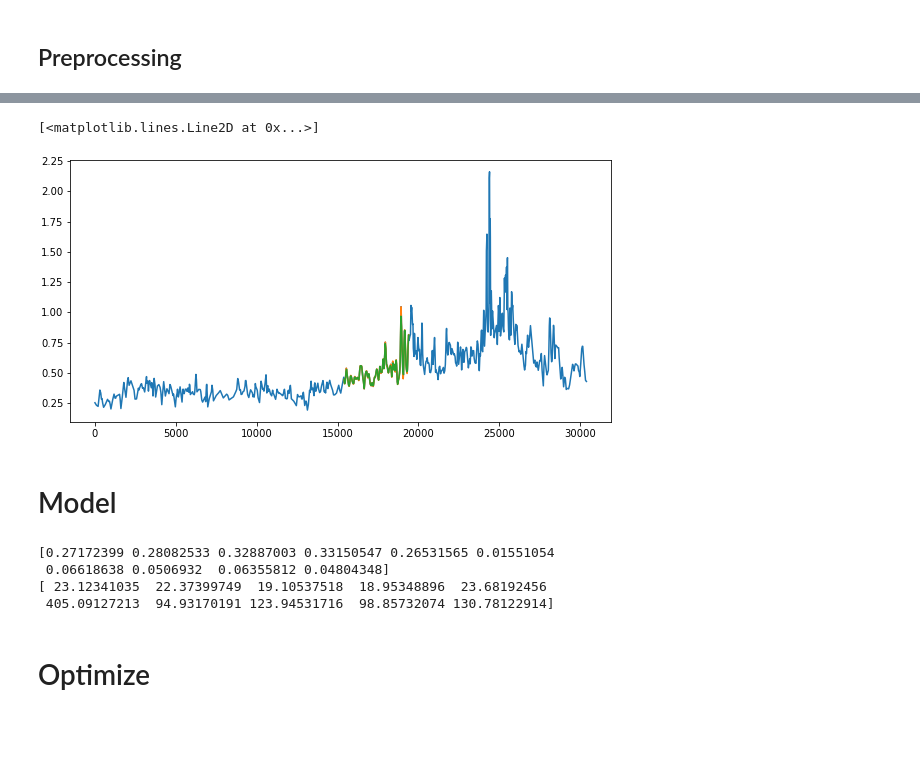
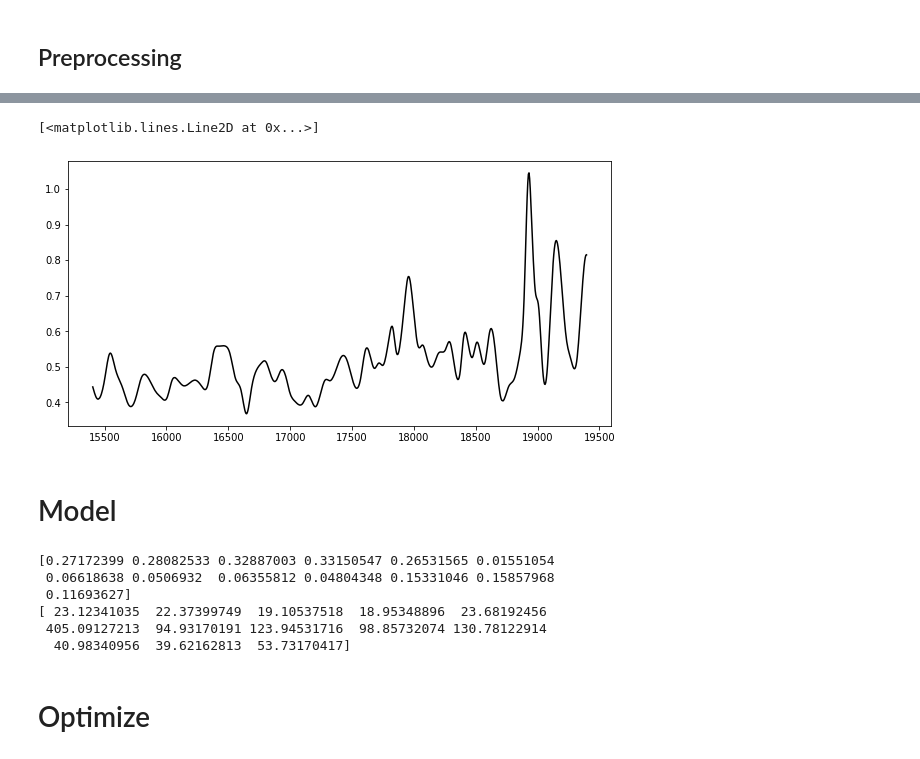
Before and after one commit to hhnam96/AstroGeo, a Jupyter notebook: ODP926.ipynb, the cells around one changed output, grey strips where cells are left out. Drawn from its saved outputs; the diff is of its cells as text; code cells hidden in the pictures; blank space fills up the shorter version.

```diff
--- a/ODP926.ipynb
+++ b/ODP926.ipynb
@@ -177,25 +172,26 @@ plt.plot(depth_age[0], depth_age[1])
 # %%
 # depth_nominal_interpolate = interpolate_CubicSpline(depth_age_nominal[0], depth)
 # time_nominal_interpolate = interpolate_CubicSpline(depth_age_nominal[0], depth)
 # invSR_interpo
-func_depth_age_nominal = CubicSpline(*depth_age_nominal)
+func_time_nominal = CubicSpline(*depth_age_nominal)
 fig, ax = plt.subplots(1,1, constrained_layout=True,figsize=(8,4))
 # axs[0].plot(depth, func_depth_age_nominal(depth))
 # invSR_nominal = np.gradient(func_depth_age_nominal(depth), depth)
 
 invSR_nominal =  np.gradient(depth_age_nominal[1], depth_age_nominal[0])
 func_invSR_nominal = CubicSpline(depth_age_nominal[0], invSR_nominal)
 # invSR_nominal = np.gradient(func_depth_age_nominal(depth), depth)
 
-ax.plot(depth_age_nominal[0], invSR_nominal)
-ax.plot(depth, func_invSR_nominal(depth))
+# ax.plot(depth_age_nominal[0], invSR_nominal)
+# ax.plot(depth, func_invSR_nominal(depth))
+ax.plot(depth, func_invSR_nominal(depth),color="black")
 
 # axs[1].plot(depth_age_nominal[0], a)
-depth_genes = np.linspace(depth_lims[0], depth_lims[1], 100)
-ax.plot(depth_genes, func_invSR_nominal(depth_genes))
+# depth_genes = np.linspace(depth_lims[0], depth_lims[1], 100)
+# ax.plot(depth_genes, func_invSR_nominal(depth_genes))
 # %% [output]
 [<matplotlib.lines.Line2D at 0x...>]
-[figure, old version]
+[figure, new version]
 # %% [markdown]
 # Model
 # %%
@@ -216,20 +212,25 @@ p0 = p0/180/3600*np.pi*coef_time
 ordering = [4, 1, 3, 2, 0]
 b_k = b_k[ordering]
 muy_k = muy_k[ordering]
+g_k=muy_k
 phi_k = phi_k[ordering]
 
+s_k = np.array([-18.845166, -17.758310, -26.347880]) #s3, s4, s6
+s_k = s_k/180/3600*np.pi*coef_time
 
 fe_k = np.array([3.199279, 13.651920, 10.456224, 13.109803, 9.909679])
 fe_k = fe_k/180/3600*np.pi*coef_time
 
-fs = np.hstack([muy_k + p0, fe_k])
+fs = np.hstack([muy_k+p0, fe_k, s_k+p0])
 print(fs)
 print(2*np.pi/fs)
 # %% [output]
 [0.27172399 0.28082533 0.32887003 0.33150547 0.26531565 0.01551054
- 0.06618638 0.0506932  0.06355812 0.04804348]
+ 0.06618638 0.0506932  0.06355812 0.04804348 0.15331046 0.15857968
+ 0.11693627]
 [ 23.12341035  22.37399749  19.10537518  18.95348896  23.68192456
- 405.09127213  94.93170191 123.94531716  98.85732074 130.78122914]
+ 405.09127213  94.93170191 123.94531716  98.85732074 130.78122914
+  40.98340956  39.62162813  53.73170417]
 # %% [markdown]
 # Optimize
 # %%
```
Also changed, not shown: parts of 24 cells of this notebook, 4 other files.
